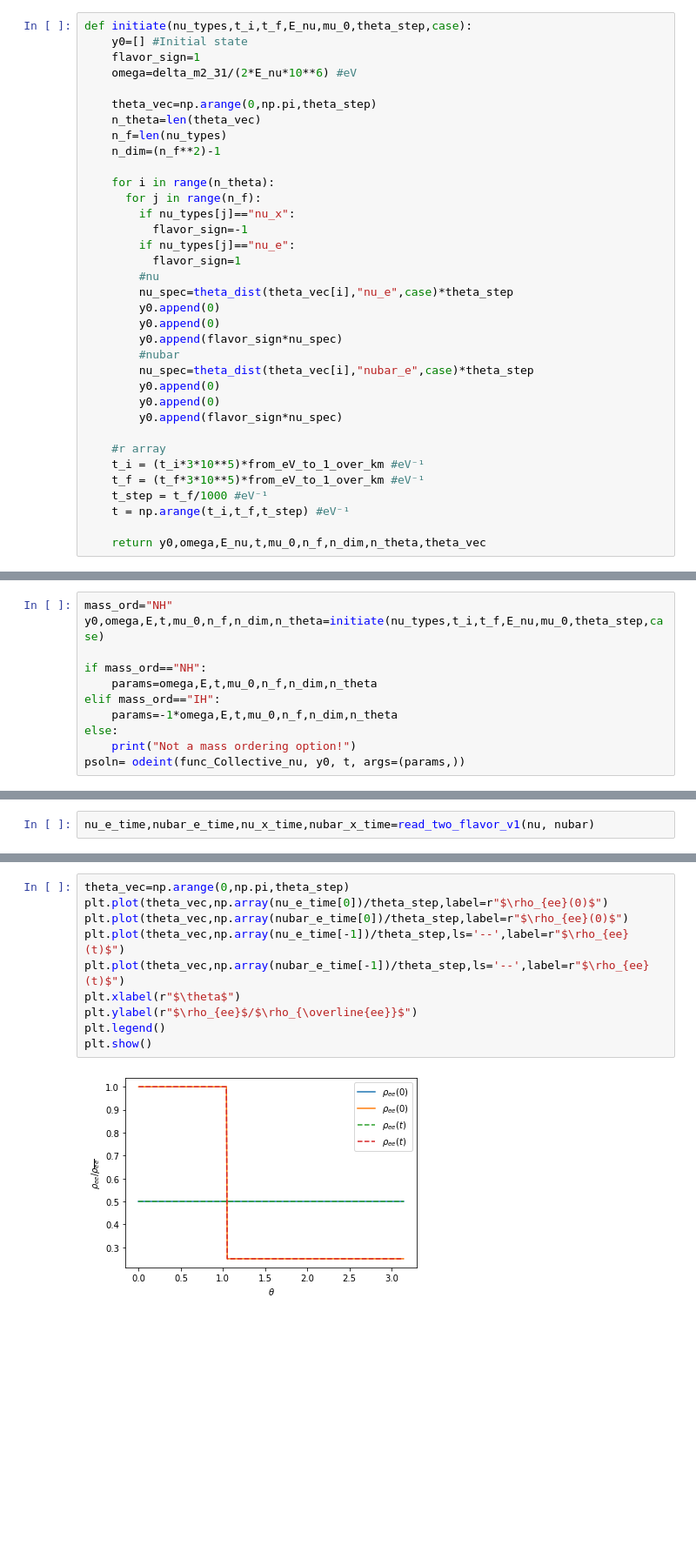
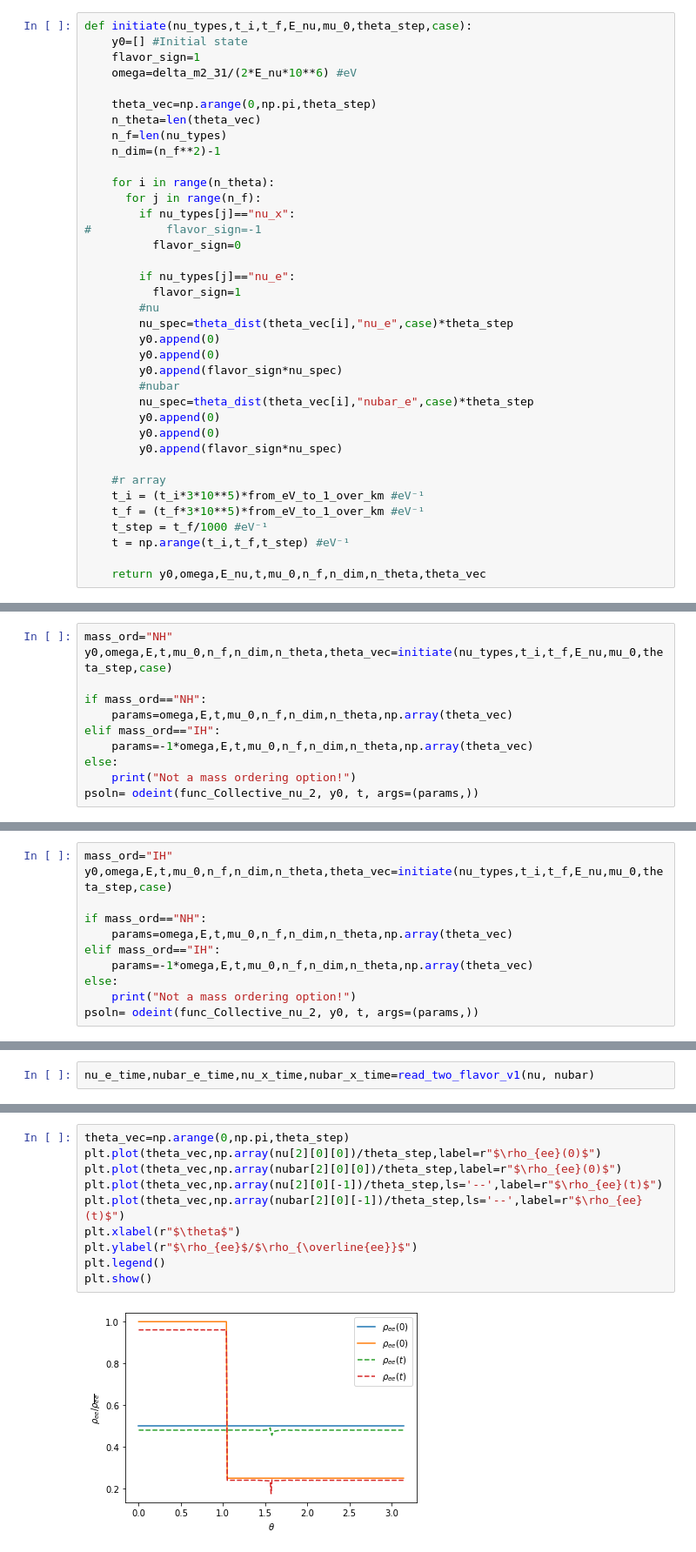
Before and after one commit to pedrodedin/Neutrino-Collective-Effects, a Jupyter notebook: Test_Fast_Oscillations.ipynb, the cells around one changed output, grey strips where cells are left out. Shown: that part at 87% size. Cells and saved outputs as stored; diff of their text form; blank space fills up the shorter version.

```diff
--- a/Test_Fast_Oscillations.ipynb
+++ b/Test_Fast_Oscillations.ipynb
@@ -51,7 +51,9 @@ def initiate(nu_types,t_i,t_f,E_nu,mu_0,theta_step,case):
     for i in range(n_theta):
       for j in range(n_f):
         if nu_types[j]=="nu_x":
-          flavor_sign=-1
+#           flavor_sign=-1
+          flavor_sign=0
+
         if nu_types[j]=="nu_e":
           flavor_sign=1
         #nu
@@ -85,0 +157,11 @@ y0,omega,E,t,mu_0,n_f,n_dim,n_theta,theta_vec=initiate(nu_types,t_i,t_f,E_nu,mu_
+# %%
+mass_ord="NH"
+y0,omega,E,t,mu_0,n_f,n_dim,n_theta,theta_vec=initiate(nu_types,t_i,t_f,E_nu,mu_0,theta_step,case)
+
+if mass_ord=="NH":
+    params=omega,E,t,mu_0,n_f,n_dim,n_theta,np.array(theta_vec)
+elif mass_ord=="IH":
+    params=-1*omega,E,t,mu_0,n_f,n_dim,n_theta,np.array(theta_vec)
+else:
+    print("Not a mass ordering option!")
+psoln= odeint(func_Collective_nu_2, y0, t, args=(params,))
@@ -144,16 +261,16 @@ def func_Collective_nu(y, time, params):
 
     return derivs
 # %%
-mass_ord="NH"
-y0,omega,E,t,mu_0,n_f,n_dim,n_theta=initiate(nu_types,t_i,t_f,E_nu,mu_0,theta_step,case)
+mass_ord="IH"
+y0,omega,E,t,mu_0,n_f,n_dim,n_theta,theta_vec=initiate(nu_types,t_i,t_f,E_nu,mu_0,theta_step,case)
 
 if mass_ord=="NH":
-    params=omega,E,t,mu_0,n_f,n_dim,n_theta
+    params=omega,E,t,mu_0,n_f,n_dim,n_theta,np.array(theta_vec)
 elif mass_ord=="IH":
-    params=-1*omega,E,t,mu_0,n_f,n_dim,n_theta
+    params=-1*omega,E,t,mu_0,n_f,n_dim,n_theta,np.array(theta_vec)
 else:
     print("Not a mass ordering option!")
-psoln= odeint(func_Collective_nu, y0, t, args=(params,))
+psoln= odeint(func_Collective_nu_2, y0, t, args=(params,))
 # %%
 nu, nubar= read_output(psoln,(n_f,n_dim,n_theta))
 # %%
@@ -161,12 +298,12 @@ nu_e_time,nubar_e_time,nu_x_time,nubar_x_time=read_two_flavor_v1(nu, nubar)
 # %%
 theta_vec=np.arange(0,np.pi,theta_step)
-plt.plot(theta_vec,np.array(nu_e_time[0])/theta_step,label=r"$\rho_{ee}(0)$")
-plt.plot(theta_vec,np.array(nubar_e_time[0])/theta_step,label=r"$\rho_{ee}(0)$")
-plt.plot(theta_vec,np.array(nu_e_time[-1])/theta_step,ls='--',label=r"$\rho_{ee}(t)$")
-plt.plot(theta_vec,np.array(nubar_e_time[-1])/theta_step,ls='--',label=r"$\rho_{ee}(t)$")
+plt.plot(theta_vec,np.array(nu[2][0][0])/theta_step,label=r"$\rho_{ee}(0)$")
+plt.plot(theta_vec,np.array(nubar[2][0][0])/theta_step,label=r"$\rho_{ee}(0)$")
+plt.plot(theta_vec,np.array(nu[2][0][-1])/theta_step,ls='--',label=r"$\rho_{ee}(t)$")
+plt.plot(theta_vec,np.array(nubar[2][0][-1])/theta_step,ls='--',label=r"$\rho_{ee}(t)$")
 plt.xlabel(r"$\theta$")
 plt.ylabel(r"$\rho_{ee}$/$\rho_{\overline{ee}}$")
 plt.legend()
 plt.show()
 # %% [output]
-[figure, old version]
+[figure, new version]
```
Also changed, not shown: parts of 7 cells of this notebook.
